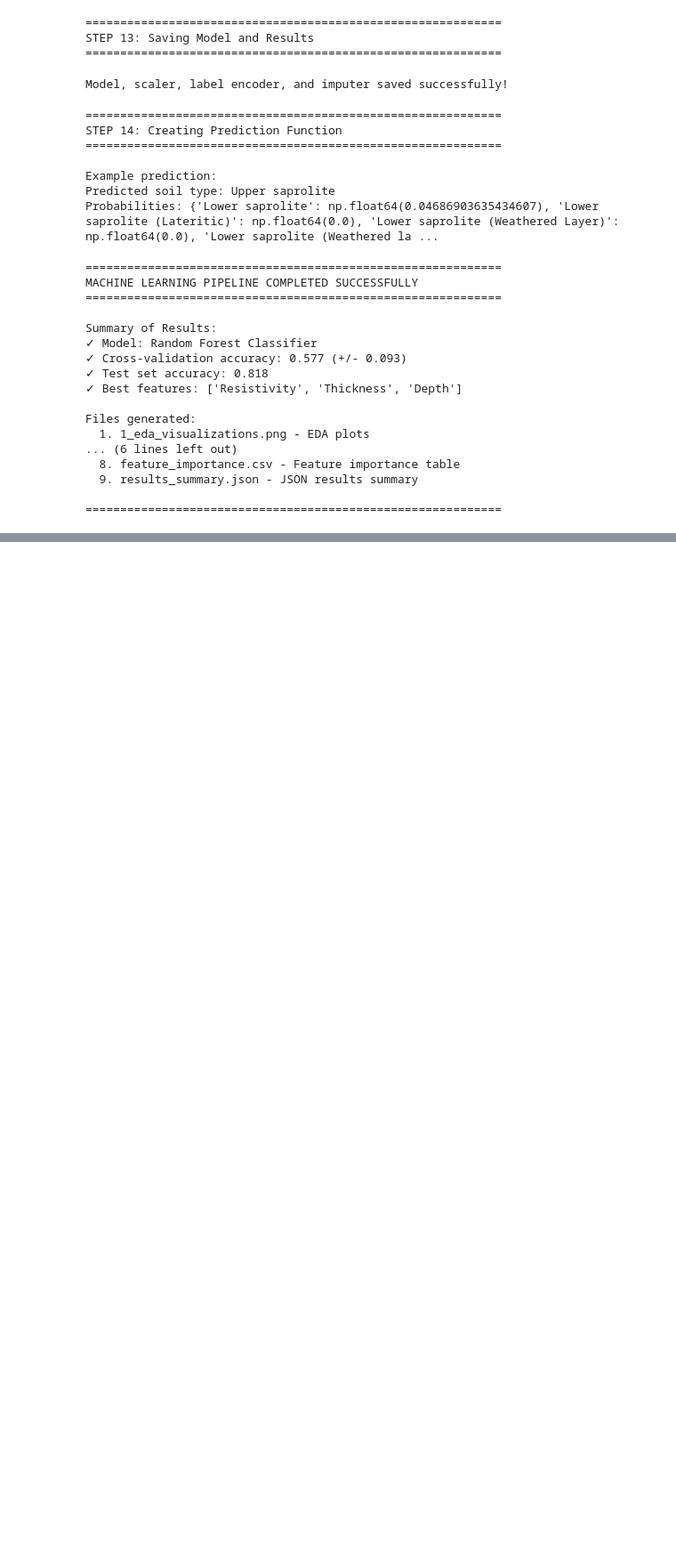
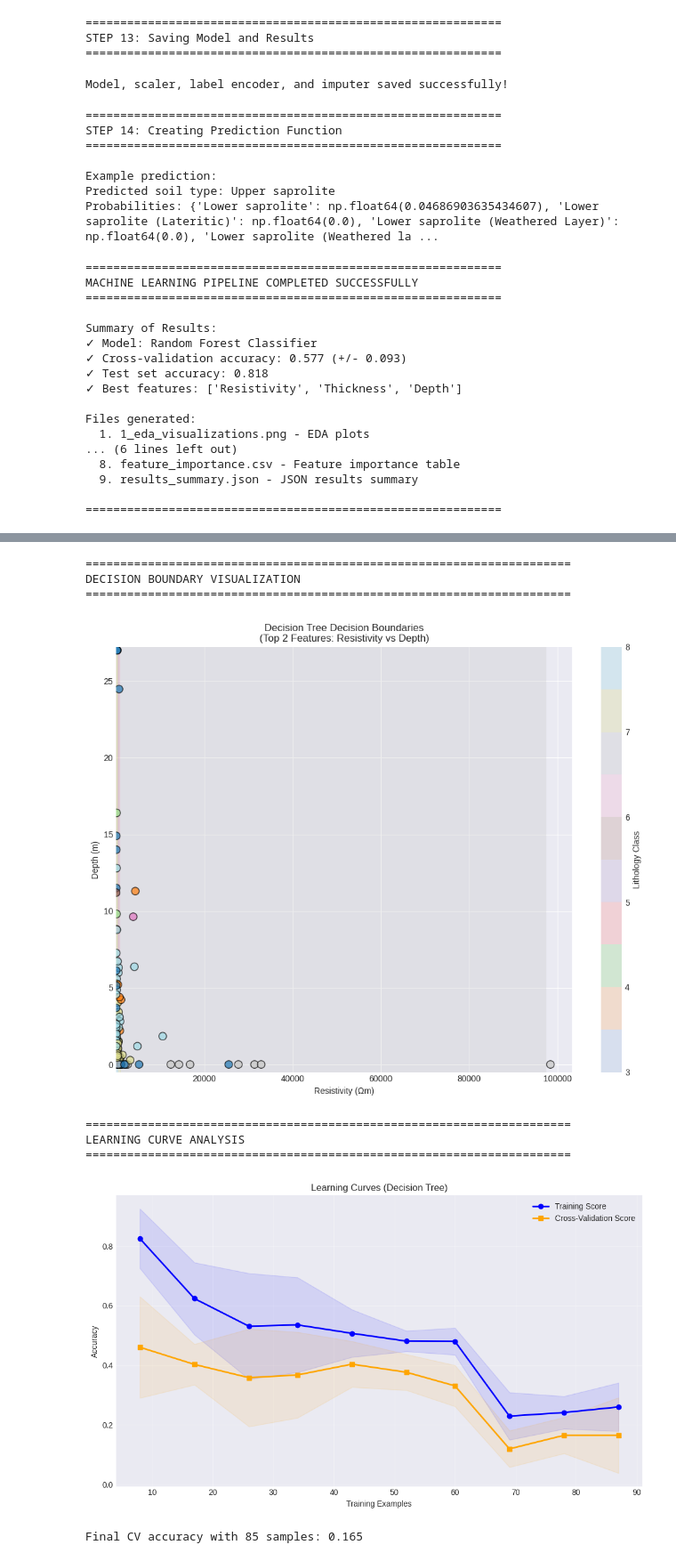
Before and after one commit to SakaSaheed/AI-ML-Project, a Jupyter notebook: Prof_Igboama_VES.ipynb, the cells around one changed output, grey strips where cells are left out. Shown at 89% size. Saved outputs shown, nothing was run; the diff lists cells and outputs as text; code cells hidden in the pictures; blank space fills up the shorter version.

```diff
--- a/Prof_Igboama_VES.ipynb
+++ b/Prof_Igboama_VES.ipynb
@@ -891,0 +1391,78 @@ Files generated:
+# %%
+# ============================================
+# STEP 14: DECISION BOUNDARY VISUALIZATION
+# ============================================
+print("\n" + "="*70)
+print("DECISION BOUNDARY VISUALIZATION")
+print("="*70)
+
+# Use top 2 features for 2D visualization
+top2_features = feature_importance.head(2)['Feature'].values
+top2_idx = [feature_columns.index(f) for f in top2_features]
+
+# Create mesh grid
+x_min, x_max = X_imputed.iloc[:, top2_idx[0]].min() - 1, X_imputed.iloc[:, top2_idx[0]].max() + 1
+y_min, y_max = X_imputed.iloc[:, top2_idx[1]].min() - 0.5, X_imputed.iloc[:, top2_idx[1]].max() + 0.5
+xx, yy = np.meshgrid(np.arange(x_min, x_max, (x_max-x_min)/100),
+                     np.arange(y_min, y_max, (y_max-y_min)/100))
+
+# Predict on mesh
+Z = dt_final.predict(np.c_[xx.ravel(), yy.ravel(),
+                           np.ones_like(xx.ravel()) * X_imputed.iloc[:, 2].median()])
+Z = Z.reshape(xx.shape)
+
+# Plot
+fig, ax = plt.subplots(figsize=(10, 8))
+contour = ax.contourf(xx, yy, Z, alpha=0.3, cmap='tab20', levels=len(label_encoder.classes_))
+scatter = ax.scatter(X_imputed.iloc[:, top2_idx[0]], X_imputed.iloc[:, top2_idx[1]],
+                     c=y_encoded, cmap='tab20', edgecolor='black', s=80, alpha=0.7)
+ax.set_xlabel(top2_features[0] + (' (Ωm)' if top2_features[0] == 'Resistivity' else ' (m)'))
+ax.set_ylabel(top2_features[1] + (' (m)' if top2_features[1] in ['Thickness', 'Depth'] else ''))
+ax.set_title(f'Decision Tree Decision Boundaries\n(Top 2 Features: {top2_features[0]} vs {top2_features[1]})')
+plt.colorbar(contour, ax=ax, label='Lithology Class')
+plt.tight_layout()
+plt.savefig('decision_boundary.png', dpi=300)
+plt.show()
+
+# ============================================
+# STEP 15: LEARNING CURVE
+# ============================================
+print("\n" + "="*70)
+print("LEARNING CURVE ANALYSIS")
+print("="*70)
+
+train_sizes, train_scores, test_scores = learning_curve(
+    dt_final, X_imputed, y_encoded, cv=5, n_jobs=-1,
+    train_sizes=np.linspace(0.1, 1.0, 10), scoring='accuracy'
+)
+
+train_mean = train_scores.mean(axis=1)
+train_std = train_scores.std(axis=1)
+test_mean = test_scores.mean(axis=1)
+test_std = test_scores.std(axis=1)
+
+fig, ax = plt.subplots(figsize=(10, 6))
+ax.fill_between(train_sizes, train_mean - train_std, train_mean + train_std, alpha=0.1, color='blue')
+ax.fill_between(train_sizes, test_mean - test_std, test_mean + test_std, alpha=0.1, color='orange')
+ax.plot(train_sizes, train_mean, 'o-', label='Training Score', color='blue', linewidth=2)
+ax.plot(train_sizes, test_mean, 's-', label='Cross-Validation Score', color='orange', linewidth=2)
+ax.set_xlabel('Training Examples')
+ax.set_ylabel('Accuracy')
+ax.set_title('Learning Curves (Decision Tree)')
+ax.legend(loc='best')
+ax.grid(True, alpha=0.3)
+plt.tight_layout()
+plt.savefig('learning_curve.png', dpi=300)
+plt.show()
+
+print(f"Final CV accuracy with {len(X_train)} samples: {test_mean[-1]:.3f}")
+# %% [output]
+======================================================================
+DECISION BOUNDARY VISUALIZATION
+======================================================================
+[figure, added]
+======================================================================
+LEARNING CURVE ANALYSIS
+======================================================================
+[figure, added]
+Final CV accuracy with 85 samples: 0.165
```
Also changed, not shown: parts of 37 cells of this notebook.
